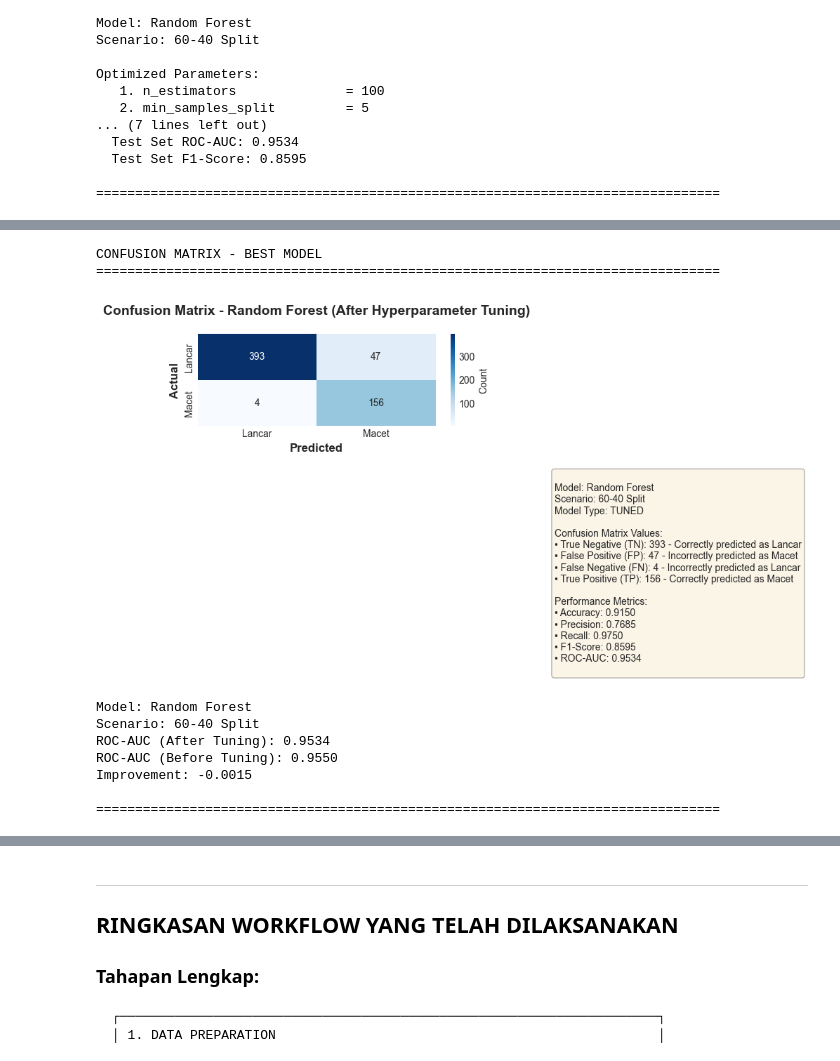
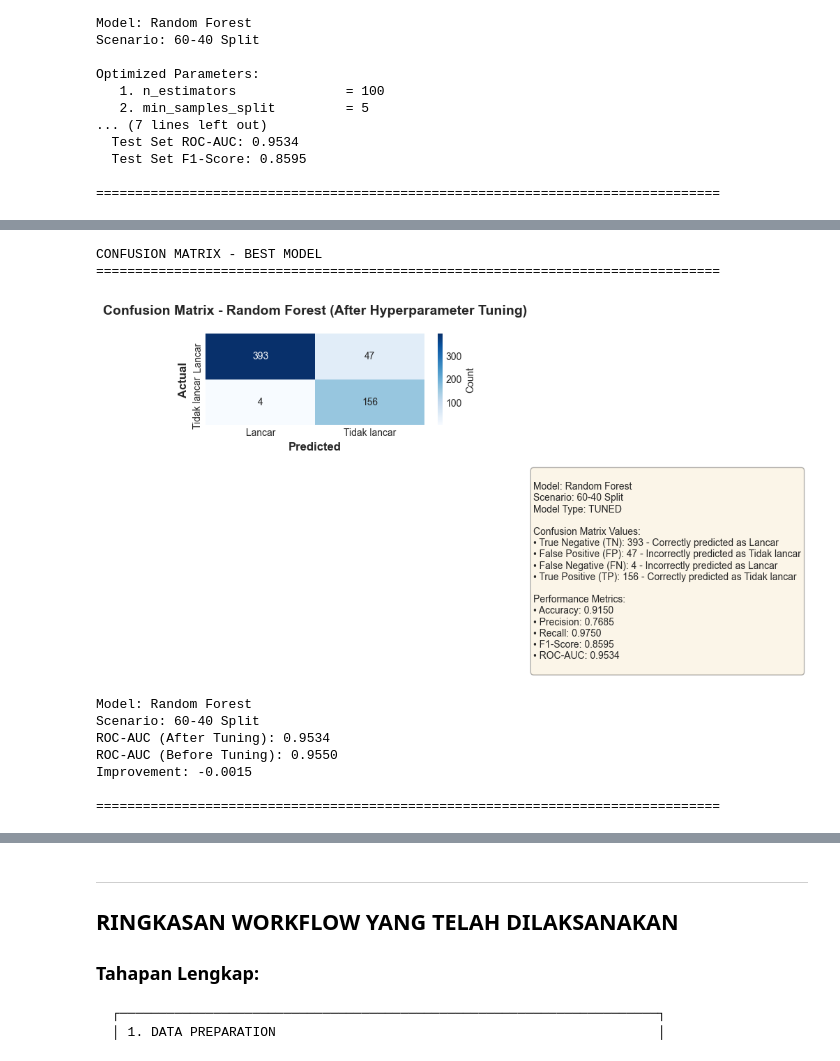
Before and after one commit to ArtEnginer/ENSAMBLE-LEARNING-KREDIT, a Jupyter notebook: ANALISIS_NPL_LENGKAP.ipynb, the cells around one changed output, grey strips where cells are left out. Cells and saved outputs as stored; diff of their text form; code cells hidden in the pictures.

```diff
--- a/ANALISIS_NPL_LENGKAP.ipynb
+++ b/ANALISIS_NPL_LENGKAP.ipynb
@@ -2205,8 +2205,8 @@ TP = cm_final[1, 1]
 # Plot confusion matrix dengan seaborn
 plt.figure(figsize=(10, 8))
 sns.heatmap(cm_final, annot=True, fmt='d', cmap='Blues',
-            xticklabels=['Lancar', 'Macet'],
-            yticklabels=['Lancar', 'Macet'],
+            xticklabels=['Lancar', 'Tidak lancar'],
+            yticklabels=['Lancar', 'Tidak lancar'],
             cbar_kws={'label': 'Count'})
 
 plt.title(f'Confusion Matrix - {best_overall["Model"]} (After Hyperparameter Tuning)',
@@ -2222,36 +2222,36 @@ Model Type: TUNED
 
 Confusion Matrix Values:
 • True Negative (TN): {TN} - Correctly predicted as Lancar
-• False Positive (FP): {FP} - Incorrectly predicted as Macet
+• False Positive (FP): {FP} - Incorrectly predicted as Tidak lancar
 • False Negative (FN): {FN} - Incorrectly predicted as Lancar
-• True Positive (TP): {TP} - Correctly predicted as Macet
+• True Positive (TP): {TP} - Correctly predicted as Tidak lancar
 
 Performance Metrics:
 • Accuracy: {accuracy_tuned:.4f}
 • Precision: {precision_tuned:.4f}
 • Recall: {recall_tuned:.4f}
 • F1-Score: {f1_tuned:.4f}
 • ROC-AUC: {roc_auc_tuned:.4f}
 '''
 
 plt.text(1.5, -0.5, textstr, transform=plt.gca().transAxes,
          fontsize=10, verticalalignment='top',
          bbox=dict(boxstyle='round', facecolor='wheat', alpha=0.3))
 
 plt.tight_layout()
 plt.show()
 
 # Print summary
 print(f"\nModel: {best_overall['Model']}")
 print(f"Scenario: {best_scenario}")
 print(f"ROC-AUC (After Tuning): {roc_auc_tuned:.4f}")
 print(f"ROC-AUC (Before Tuning): {best_overall['ROC-AUC']:.4f}")
 print(f"Improvement: {improvement:.4f}")
 print("\n" + "="*80)
 # %% [output]
 CONFUSION MATRIX - BEST MODEL
 ================================================================================
-[figure, old version]
+[figure, new version]
 Model: Random Forest
 Scenario: 60-40 Split
 ROC-AUC (After Tuning): 0.9534
```
Also changed, not shown: parts of 6 cells of this notebook, 8 other files.
